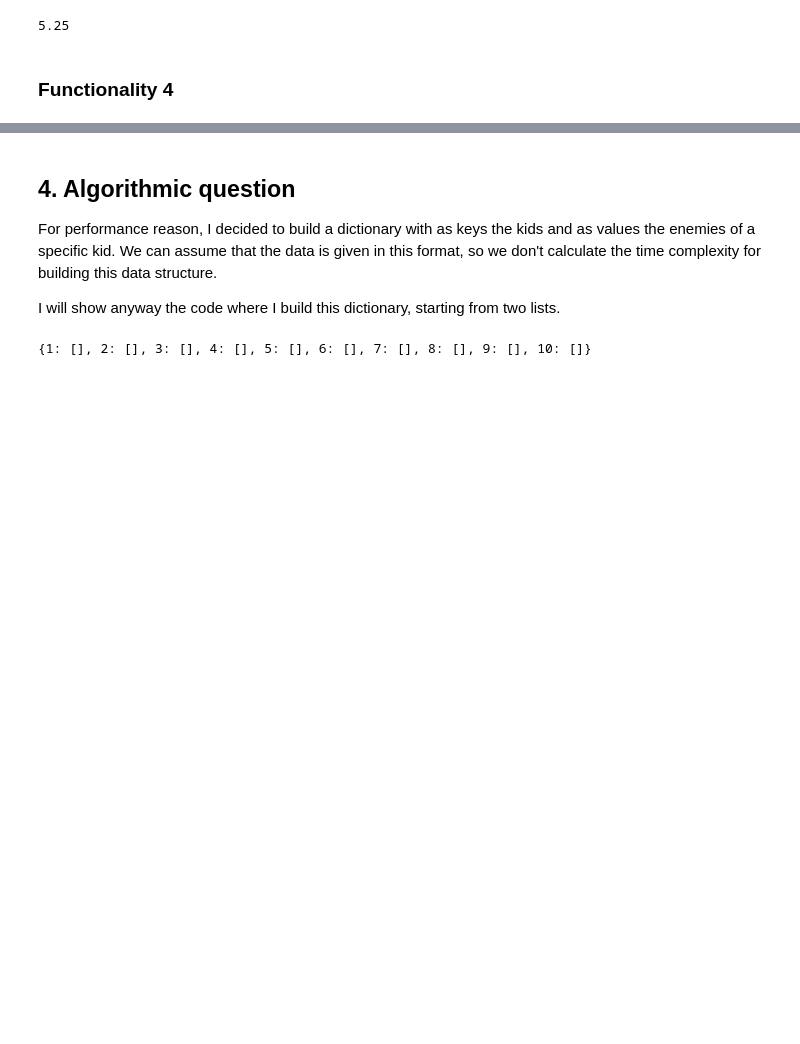
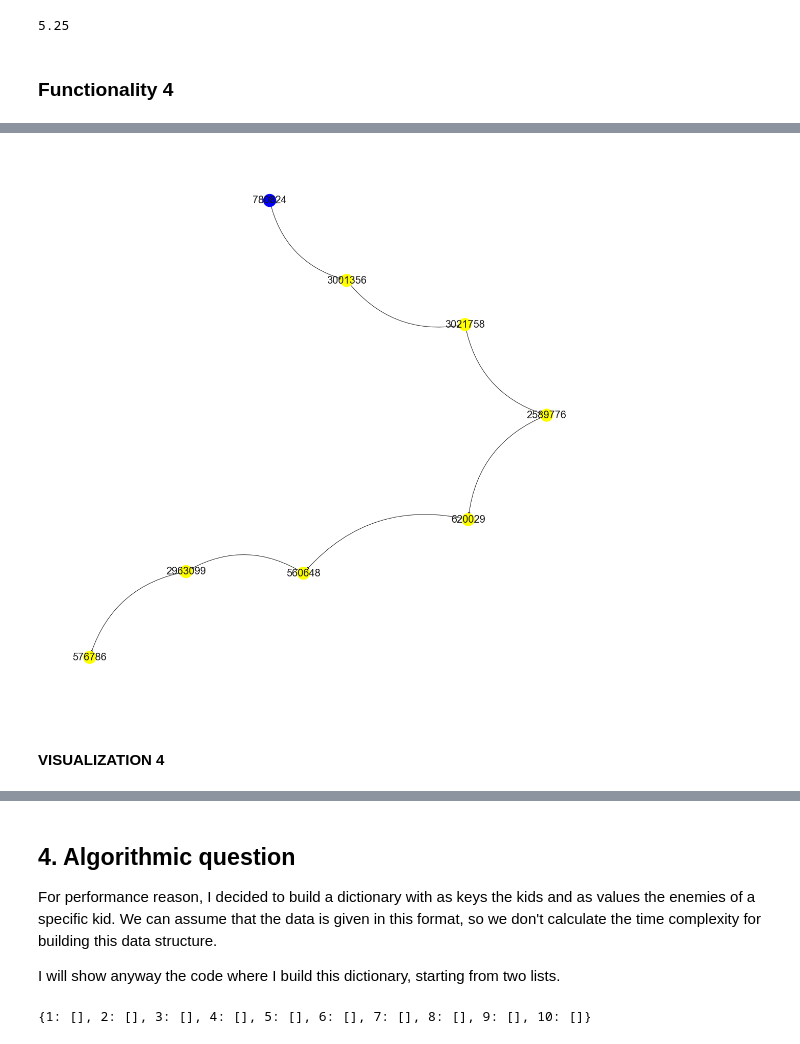
Before and after one commit to AndreiCaraman/ADM-HW5, a Jupyter notebook: main.ipynb, the cells around one changed output, grey strips where cells are left out. Drawn from its saved outputs; the diff is of its cells as text; code cells hidden in the pictures; blank space fills up the shorter version.

```diff
--- a/main.ipynb
+++ b/main.ipynb
@@ -777,0 +955,4 @@ F4_DisconnectingGraphs(("2008-11-01 00:00","2008-11-02 00:00"), ("2008-11-02 00:
+# %%
+result_func3 = F3_ShortestRoute(("2014-01-01","2014-01-03"), ["780824", "576786", '577485'],
+                                ("780824", '577485'))
+result_func3
@@ -777,0 +969,26 @@ F4_DisconnectingGraphs(("2008-11-01 00:00","2008-11-02 00:00"), ("2008-11-02 00:
+# %%
+plt.rcParams["figure.figsize"]=(15,15)
+def vis3(output):
+    G = nx.DiGraph()
+
+    for i in range(len(output)-1):
+        G.add_edge(output[i],output[i+1], label=i)
+
+    edge_labels = nx.get_edge_attributes(G, 'label')
+
+    if not nx.is_empty(G):
+        pos=nx.spring_layout(G)
+        nx.draw(G,pos=pos, with_labels=True, font_size=20, connectionstyle=("Arc3, rad=0.3"))
+        colors_node = ["blue"] + (["yellow"] * (len(output) - 1))
+        nx.draw_networkx_nodes(G,pos, node_size = 600, node_color=colors_node)
+
+
+
+
+        plt.show()
+# %%
+vis3(result_func3[1])
+# %% [output]
+[figure, added]
+# %% [markdown]
+#### VISUALIZATION 4
```
Also changed, not shown: parts of 28 cells of this notebook.
